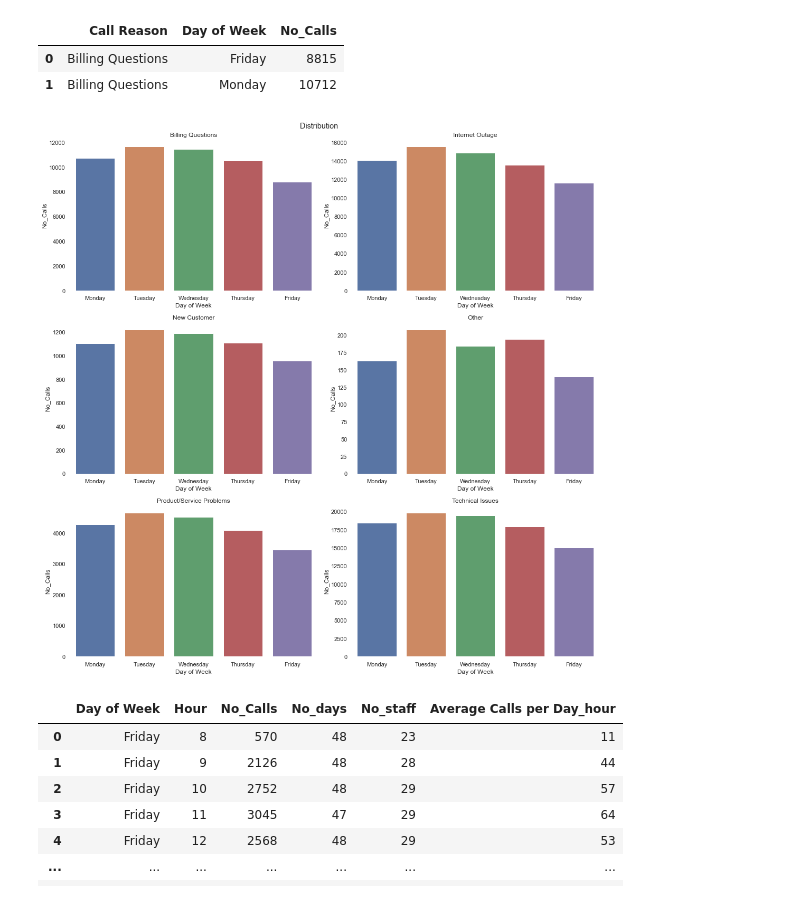
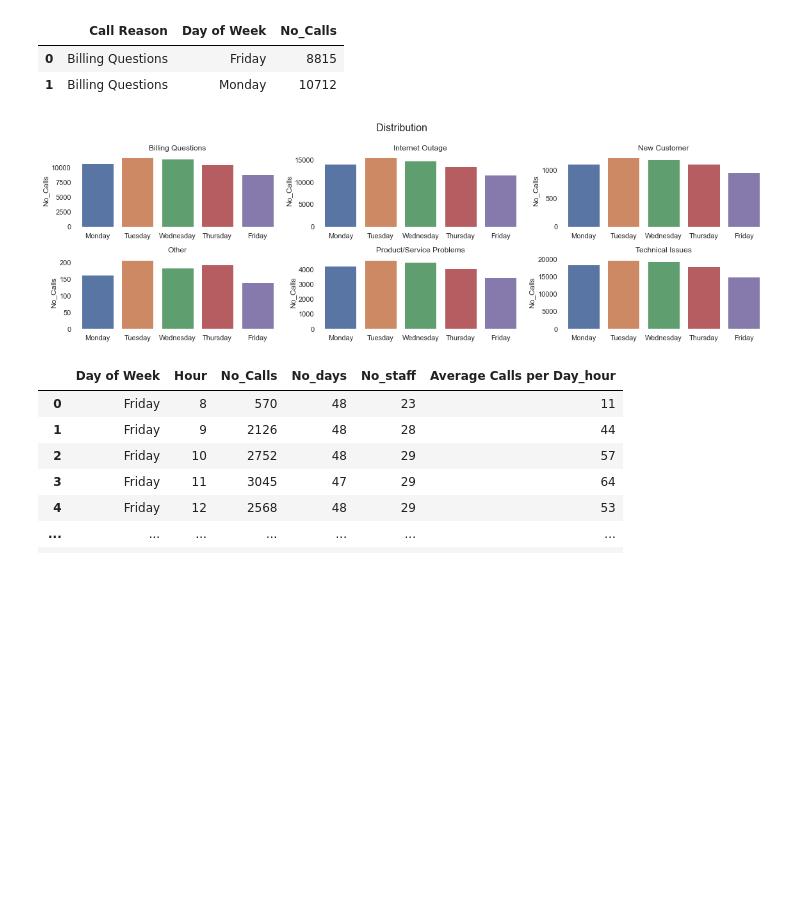
Before and after one commit to diana-kungu/RWDF, a Jupyter notebook: Call Center Operations Analytics/call_center.ipynb, the cells around one changed output. Saved outputs shown, nothing was run; the diff lists cells and outputs as text; code cells hidden in the pictures; blank space fills up the shorter version.

```diff
--- a/Call Center Operations Analytics/call_center.ipynb
+++ b/Call Center Operations Analytics/call_center.ipynb
@@ -120,9 +119,19 @@ df_reasons
 | 4 | Product/Service Problems | 20950 | 8.702985 | 8.7% |
 | 5 | Technical Issues | 90662 | 37.662532 | 37.7% |
 # %%
-plt.figure(figsize=(12,5))
+fig, ax = plt.subplots(1,1, figsize=(12,5))
 plt.title('Proportion of Calls per Reason', fontsize = 16)
+plt.ylabel('')
 
 sns.despine(bottom = True, left = True)
-sns.barplot(x = 'Call Reason', y = 'Proportion', data = df_reasons)
+plot = sns.barplot(x = 'Call Reason', y = 'Proportion', data = df_reasons)
+
+#Annotate bar plots
+for bar, annot in zip(plot.patches, df_reasons['Proportion %']):
+    plot.annotate(annot,
+                   (bar.get_x() + bar.get_width() / 2,
+                    bar.get_height()), ha='center', va='center',
+                   size=12, xytext=(0, 8),
+                   textcoords='offset points')
+ax.set_ylabel('')
 # %% [output]
@@ -150,27 +167,31 @@ df_day_distribution['Day of Week'] = (pd.Categorical(df_day_distribution['Day of
                                                      categories=ordered_days, ordered=True))
 df_day_distribution['Day of Week'].sort_index(inplace= True)
 # %%
-figure, axis = plt.subplots(3, 2,figsize=(15, 15), facecolor='w', edgecolor='k')
+figure, ax = plt.subplots(2,3, figsize=(16, 5), facecolor='w', edgecolor='k')
 
-a = 3 #rows
-b = 2 # columns
+a = 2 #rows
+b = 3 # columns
 c = 1 # subplot iterator
 
 for i in df_day_distribution['Call Reason'].unique():
     plt.subplot(a, b, c)
     plt.title(f'{i}')
     plt.xlabel(i)
-    plt.suptitle('Distribution ')
+    plt.suptitle('Distribution ', size=16)
     plt.ylabel('')
     plt.xlabel('')
 
     #cmap = sns.diverging_palette(220, 20, as_cmap=True)
-    sns.barplot(x = 'Day of Week', y = 'No_Calls', data = df_day_distribution[df_day_distribution['Call Reason'] == i])
+    k = sns.barplot(x = 'Day of Week', y = 'No_Calls',
+                    data = df_day_distribution[df_day_distribution['Call Reason'] == i])
     sns.despine(bottom = True, left = True)
+
     c = c + 1
+    k.set_xlabel('')
+fig.subplots_adjust(hspace=1)
 plt.tight_layout()
 # %% [output]
-[figure, old version]
+[figure, new version]
 # %%
 #Distribution by hour and day of week
 #Heatmap
```
Also changed, not shown: parts of 8 cells of this notebook.
